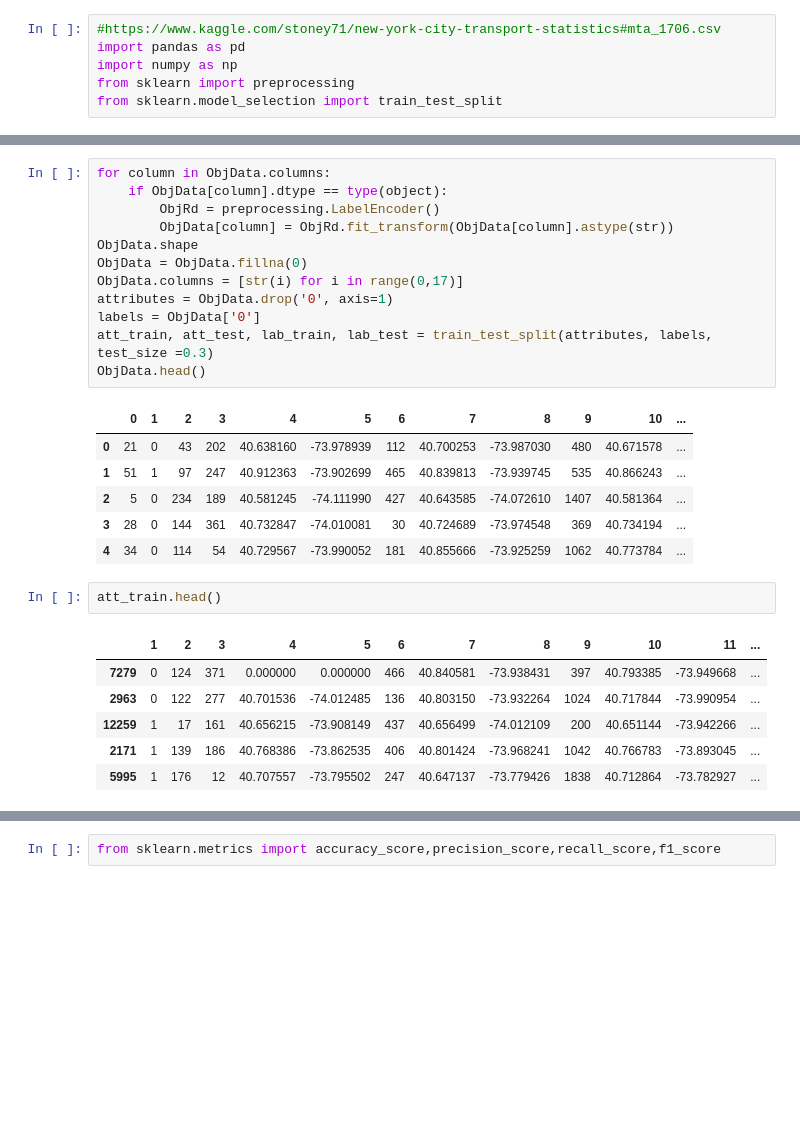
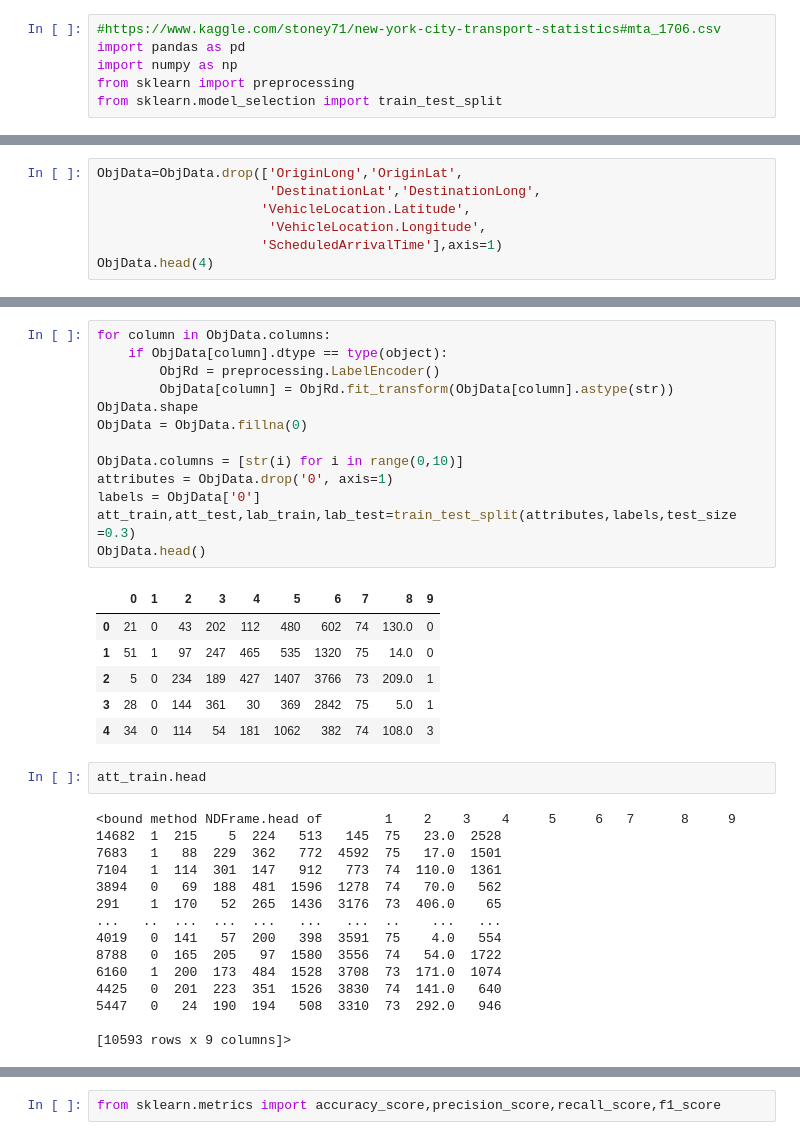
Before and after one commit to NicoPatalagua/Scikit-learn, a Jupyter notebook: mta_1712.ipynb, the cells around one changed output, grey strips where cells are left out. Drawn from its saved outputs; the diff is of its cells as text; blank space fills up the shorter version.

```diff
--- a/mta_1712.ipynb
+++ b/mta_1712.ipynb
@@ -15,3 +15,10 @@ ObjData.head(4)
 | 1 | 2017-12-01 00:06:19 | 1 | Bx7 | RIVERDALE AV/W 263 ST | 40.912363 | -73.902699 | WASHINGTON HEIGHTS 166 ST via BRO... | ... |
 | 2 | 2017-12-01 00:05:25 | 0 | S51 | LINCOLN AV/RICHMOND RD | 40.581245 | -74.111990 | ST GEORGE FERRY via BAY ST | ... |
 | 3 | 2017-12-01 00:05:56 | 0 | M8 | WEST ST/CHRISTOPHER ST | 40.732847 | -74.010081 | AVENUE "D" CROSSTOWN | ... |
+# %%
+ObjData=ObjData.drop(['OriginLong','OriginLat',
+                      'DestinationLat','DestinationLong',
+                     'VehicleLocation.Latitude',
+                      'VehicleLocation.Longitude',
+                     'ScheduledArrivalTime'],axis=1)
+ObjData.head(4)
@@ -18,31 +31,40 @@ ObjData.head(4)
 # %%
 for column in ObjData.columns:
     if ObjData[column].dtype == type(object):
         ObjRd = preprocessing.LabelEncoder()
         ObjData[column] = ObjRd.fit_transform(ObjData[column].astype(str))
 ObjData.shape
 ObjData = ObjData.fillna(0)
-ObjData.columns = [str(i) for i in range(0,17)]
+
+ObjData.columns = [str(i) for i in range(0,10)]
 attributes = ObjData.drop('0', axis=1)
 labels = ObjData['0']
-att_train, att_test, lab_train, lab_test = train_test_split(attributes, labels, test_size =0.3)
+att_train,att_test,lab_train,lab_test=train_test_split(attributes,labels,test_size =0.3)
 ObjData.head()
 # %% [output]
-|  | 0 | 1 | 2 | 3 | 4 | 5 | 6 | 7 | 8 | 9 | 10 | ... |
-| 0 | 21 | 0 | 43 | 202 | 40.638160 | -73.978939 | 112 | 40.700253 | -73.987030 | 480 | 40.671578 | ... |
-| 1 | 51 | 1 | 97 | 247 | 40.912363 | -73.902699 | 465 | 40.839813 | -73.939745 | 535 | 40.866243 | ... |
-| 2 | 5 | 0 | 234 | 189 | 40.581245 | -74.111990 | 427 | 40.643585 | -74.072610 | 1407 | 40.581364 | ... |
-| 3 | 28 | 0 | 144 | 361 | 40.732847 | -74.010081 | 30 | 40.724689 | -73.974548 | 369 | 40.734194 | ... |
-| 4 | 34 | 0 | 114 | 54 | 40.729567 | -73.990052 | 181 | 40.855666 | -73.925259 | 1062 | 40.773784 | ... |
+|  | 0 | 1 | 2 | 3 | 4 | 5 | 6 | 7 | 8 | 9 |
+| 0 | 21 | 0 | 43 | 202 | 112 | 480 | 602 | 74 | 130.0 | 0 |
+| 1 | 51 | 1 | 97 | 247 | 465 | 535 | 1320 | 75 | 14.0 | 0 |
+| 2 | 5 | 0 | 234 | 189 | 427 | 1407 | 3766 | 73 | 209.0 | 1 |
+| 3 | 28 | 0 | 144 | 361 | 30 | 369 | 2842 | 75 | 5.0 | 1 |
+| 4 | 34 | 0 | 114 | 54 | 181 | 1062 | 382 | 74 | 108.0 | 3 |
 # %%
-att_train.head()
+att_train.head
 # %% [output]
-|  | 1 | 2 | 3 | 4 | 5 | 6 | 7 | 8 | 9 | 10 | 11 | ... |
-| 7279 | 0 | 124 | 371 | 0.000000 | 0.000000 | 466 | 40.840581 | -73.938431 | 397 | 40.793385 | -73.949668 | ... |
-| 2963 | 0 | 122 | 277 | 40.701536 | -74.012485 | 136 | 40.803150 | -73.932264 | 1024 | 40.717844 | -73.990954 | ... |
-| 12259 | 1 | 17 | 161 | 40.656215 | -73.908149 | 437 | 40.656499 | -74.012109 | 200 | 40.651144 | -73.942266 | ... |
-| 2171 | 1 | 139 | 186 | 40.768386 | -73.862535 | 406 | 40.801424 | -73.968241 | 1042 | 40.766783 | -73.893045 | ... |
-| 5995 | 1 | 176 | 12 | 40.707557 | -73.795502 | 247 | 40.647137 | -73.779426 | 1838 | 40.712864 | -73.782927 | ... |
+<bound method NDFrame.head of        1    2    3    4     5     6   7      8     9
+14682  1  215    5  224   513   145  75   23.0  2528
+7683   1   88  229  362   772  4592  75   17.0  1501
+7104   1  114  301  147   912   773  74  110.0  1361
+3894   0   69  188  481  1596  1278  74   70.0   562
+291    1  170   52  265  1436  3176  73  406.0    65
+...   ..  ...  ...  ...   ...   ...  ..    ...   ...
+4019   0  141   57  200   398  3591  75    4.0   554
+8788   0  165  205   97  1580  3556  74   54.0  1722
+6160   1  200  173  484  1528  3708  73  171.0  1074
+4425   0  201  223  351  1526  3830  74  141.0   640
+5447   0   24  190  194   508  3310  73  292.0   946
+
+[10593 rows x 9 columns]>
 # %%
 att_test.head()
 # %% [output]
```
Also changed, not shown: parts of 13 cells of this notebook.
